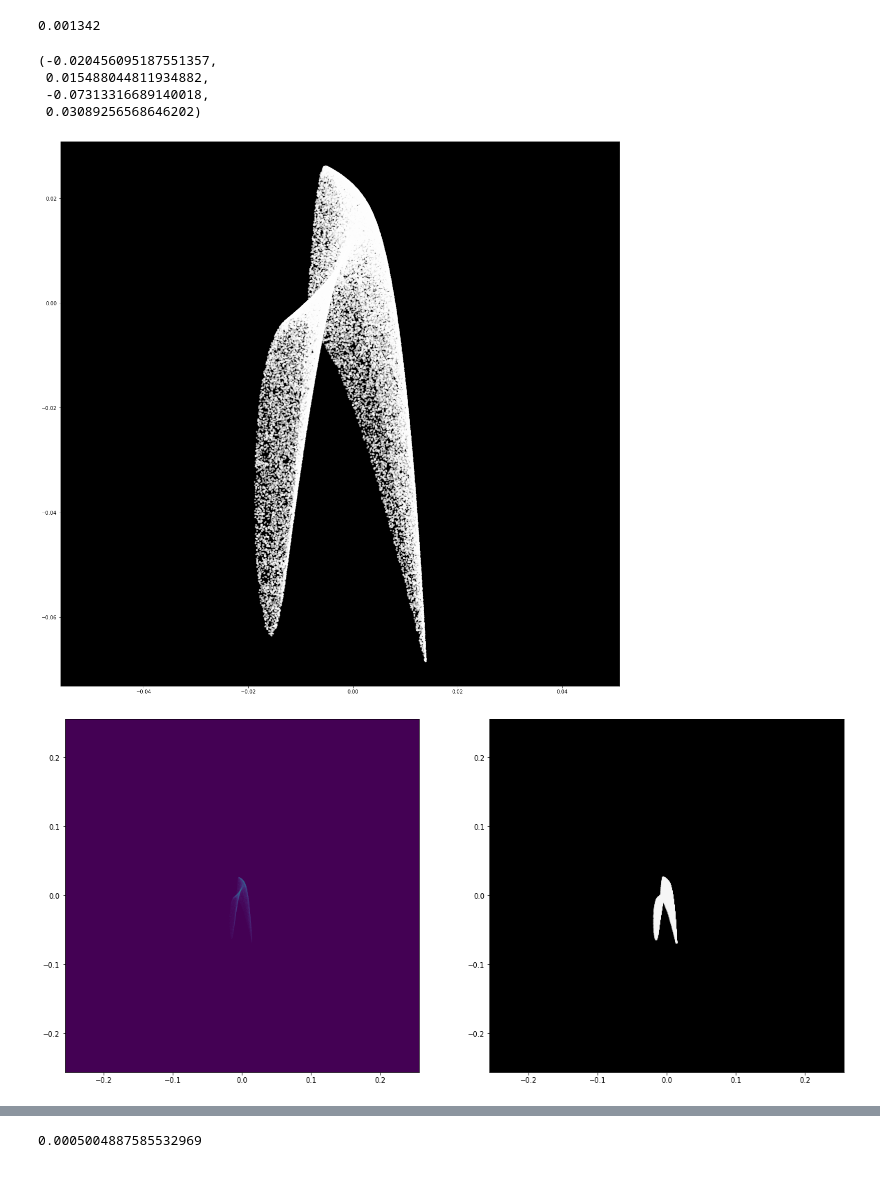
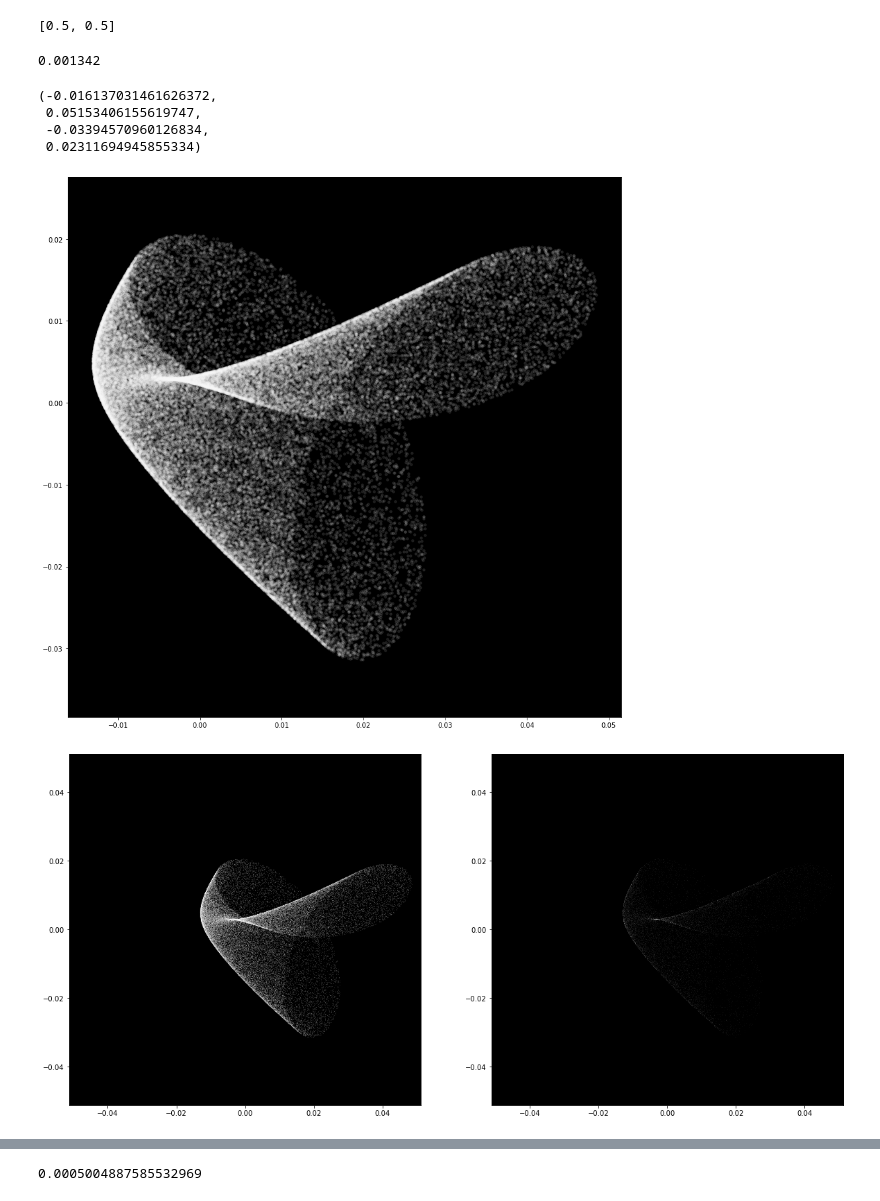
Before and after one commit to antipa/optics, a Jupyter notebook: huygens_PSF.ipynb, the cells around one changed output, grey strips where cells are left out. Saved outputs shown, nothing was run; the diff lists cells and outputs as text; code cells hidden in the pictures.

```diff
--- a/huygens_PSF.ipynb
+++ b/huygens_PSF.ipynb
@@ -110,7 +110,7 @@ def genSph(efl):
 # 1 is the x derivative and 2 is the y derivative
 zlist = np.r_[1:11]
 print(zlist)
-zco = .002*np.random.randn(len(zlist))
+zco = .001*np.random.randn(len(zlist))
 zco[0] = 0
 zco[1] = .00
 zco[2] = .00
@@ -118,11 +118,8 @@ zco[zlist==5] = 0.
 wx = 100
 wy = 50
 amp = .000
-rhomax = pupil['ca'][0]/2
-Wtest, fx, fy = genW2(zlist,zco,rhomax)
-out = np.zeros_like(Rx)
-plt.figure()
-plt.imshow(Wtest(Rx,Ry))
-plt.colorbar()
+lam = 550e-6
+# rhomax = pupil['ca'][0]/2
+# Wtest, fx, fy = genW2(zlist,zco,rhomax)
 # %% [output]
 [ 1  2  3  4  5  6  7  8  9 10]
@@ -137,23 +132,24 @@ array([ 0.00000000e+00,  0.00000000e+00,  0.00000000e+00, -4.64351335e-04,
 # %%
-
-W = genW2(zlist, zco,rhomax)
-
 pupil = {
     'ca':[.5, .5],
-    'W_aber' : W[0],
-    'fx_aber' : W[1],
-    'fy_aber' : W[2],
     'efl' : 1,
     't': 1,
     'ap_type' : 'circ'
 }
+
+rhomax = pupil['ca'][0]/2
+
+W = genW2(zlist, zco, rhomax)
+pupil['W_aber'] = W[0]
+pupil['fx_aber'] = W[1]
+pupil['fy_aber'] = W[2]
+
 W_sph = genSph(pupil['efl']);
 pupil['W_sph'] = W_sph[0]
 pupil['fx_sph'] = W_sph[1]
 pupil['fy_sph'] = W_sph[2]
 
 W_sin = genSin(wx,wy,amp)
-
 pupil['W_sin'] = W_sin[0]
 pupil['fx_sin'] = W_sin[1]
 pupil['fy_sin'] = W_sin[2]
@@ -159,0 +177,8 @@ pupil['fy_sin'] = W_sin[2]
+# %%
+W = genW2(zlist, zco, rhomax)
+pupil['W_aber'] = W[0]
+pupil['fx_aber'] = W[1]
+pupil['fy_aber'] = W[2]
+plt.figure()
+plt.imshow(W_sph[0](Rx,Ry))
+plt.colorbar()
@@ -160,3 +188,7 @@ pupil['fy_sin'] = W_sin[2]
+# %%
+pupil['ca']
+# %% [output]
+[0.5, 0.5]
 # %%
 res = 1.22*lam*pupil['efl']/pupil['ca'][0]
 print(res)
@@ -233,39 +265,39 @@ for k in range(Nrays):
 # %%
 #a,b,c,Wt,Fxt,Fyt = trace_ray(Rx,Ry,pupil)
 # %%
-f = plt.figure(figsize=(20,20))
+f = plt.figure(figsize=(15,15))
 ax = plt.gca()
 ax.set_facecolor((0,0,0))
-plt.scatter(xo,yo,s=30,c=[[1, 1, 1]],marker='.',alpha=.5)
+plt.scatter(xo,yo,s=50,c=[[1, 1, 1]],marker='.',alpha=.1)
 ax.axis('equal')
 # %% [output]
-(-0.020456095187551357,
- 0.015488044811934882,
- -0.07313316689140018,
- 0.03089256568646202)
+(-0.016137031461626372,
+ 0.05153406155619747,
+ -0.03394570960126834,
+ 0.02311694945855334)
-[figure, old version]
+[figure, new version]
 # %%
 #bins = sensor['npix'],range=sensor['fov']
 #sensor['px']=.05
 yoarr = np.asarray(yo)[:,0]
 xoarr = np.asarray(xo)[:,0]
 binedgex = np.r_[:sensor['npix'][1]+1]*sensor['px']
 binedgex -= np.mean(binedgex)
 binedgey = np.r_[:sensor['npix'][0]+1]*sensor['px']
 binedgey -= np.mean(binedgey)
 H,xe, ye = np.histogram2d(xoarr,yoarr,
                           bins=[sensor['npix'][1],sensor['npix'][0]],
                           range=[[-sensor['fov'][1]/2,sensor['fov'][1]/2],[-sensor['fov'][0]/2,sensor['fov'][0]/2]])
 fig, ax = plt.subplots(1,2,figsize=(20,10))
 figextent = [-sensor['fov'][1]/2,sensor['fov'][1]/2,-sensor['fov'][0]/2,sensor['fov'][0]/2]
-ax[0].imshow(H.transpose()[::-1], extent=figextent)
-ax[1].scatter(xo,yo,s=10,c=[[1, 1, 1]],marker='.',alpha=.1)
-ax[1].set_facecolor((0,0,0))
+ax[1].imshow(H.transpose()[::-1], extent=figextent,interpolation='none',cmap='gray')
+ax[0].scatter(xo,yo,s=.01,c=[[1, 1, 1]],marker='.',alpha=1)
+ax[0].set_facecolor((0,0,0))
 
-ax[1].set(xlim=(-sensor['fov'][1]/2,sensor['fov'][1]/2),ylim=(-sensor['fov'][0]/2,sensor['fov'][0]/2))
-ax[1].set_aspect('equal', adjustable='box')
+ax[0].set(xlim=(-sensor['fov'][1]/2,sensor['fov'][1]/2),ylim=(-sensor['fov'][0]/2,sensor['fov'][0]/2))
+ax[0].set_aspect('equal', adjustable='box')
 # %% [output]
-[figure, old version]
+[figure, new version]
 # %%
 def ray2wave(xo,yo,fx,fy,opl,lamb,sensor, Sx, Sy):
     k = 2*np.pi/lamb
```
Also changed, not shown: parts of 15 cells of this notebook.
